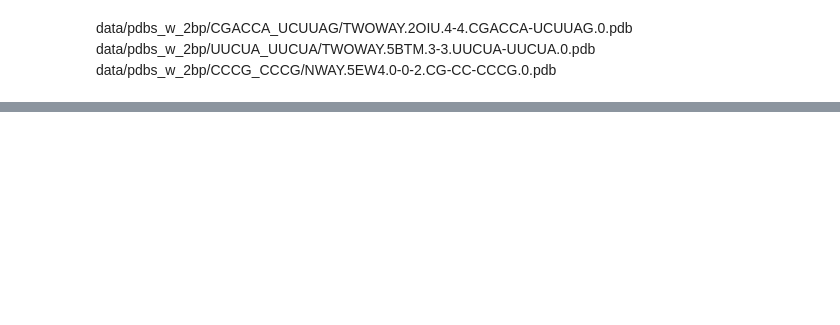
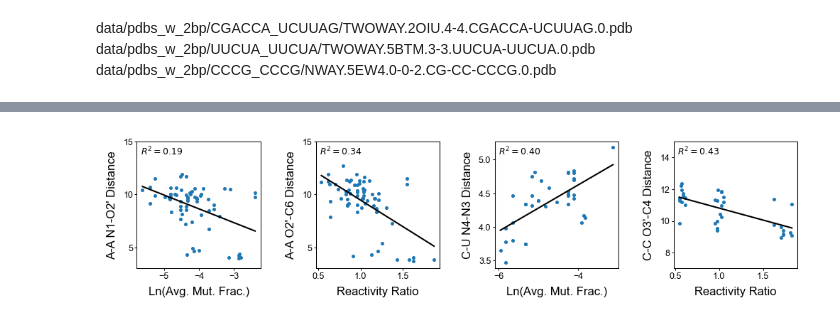
Before and after one commit to YesselmanLabPublications/2025_char_3d_struct_features, a Jupyter notebook: notebooks/distance_relationships.ipynb, the cells around one changed output, grey strips where cells are left out. Drawn from its saved outputs; the diff is of its cells as text; code cells hidden in the pictures; blank space fills up the shorter version.

```diff
--- a/notebooks/distance_relationships.ipynb
+++ b/notebooks/distance_relationships.ipynb
@@ -761,0 +766,80 @@ print(r2)
+# %%
+# Create figure with overall size
+fig = plt.figure(figsize=(7.00, 1.75), dpi=150)
+
+# Create GridSpec with equal width ratios and spacing between subplots
+gs = gridspec.GridSpec(1, 4, figure=fig)
+
+# Add subplots with specified sizes and make them square
+ax1 = fig.add_subplot(gs[0, 0])
+ax2 = fig.add_subplot(gs[0, 1])
+ax3 = fig.add_subplot(gs[0, 2])
+ax4 = fig.add_subplot(gs[0, 3])
+
+# Adjust layout to prevent overlapping
+gs.tight_layout(fig, pad=1.0, w_pad=0.0)
+
+# A-A distance vs reactivity
+df_corr_data_aa = df_corr_data.query(
+    'pair == "A-A" and atom1 == "N1" and atom2 == "O2\'"'
+).copy()
+df_corr_data_aa.sort_values(by="distance", ascending=False, inplace=True)
+
+plot_scatter_w_best_fit_line(
+    df_corr_data_aa["ln_r_data_mean"], df_corr_data_aa["distance"], size=2, ax=ax1
+)
+format_small_plot(ax1)
+ax1.set_ylim(3, 15)
+ax1.set_xlabel("Ln(Avg. Mut. Frac.)")
+ax1.set_ylabel("A-A N1-O2' Distance")
+
+# A-A ratio vs distance
+df_ratio_corr_data_aa = df_ratio_corr_data.query(
+    'pair == "A-A" and atom1 == "O2\'" and atom2 == "C6"'
+).copy()
+df_ratio_corr_data_aa.sort_values(by="distance", ascending=False, inplace=True)
+
+plot_scatter_w_best_fit_line(
+    df_ratio_corr_data_aa["ratio"], df_ratio_corr_data_aa["distance"], size=2, ax=ax2
+)
+format_small_plot(ax2)
+ax2.set_ylim(3, 15)
+ax2.set_xlabel("Reactivity Ratio")
+ax2.set_ylabel("A-A O2'-C6 Distance")
+
+# C-U distance vs reactivity
+df_corr_data_cu = df_corr_data.query(
+    'pair == "C-U" and atom1 == "N4" and atom2 == "N3"'
+).copy()
+df_corr_data_cu.sort_values(by="distance", ascending=False, inplace=True)
+
+plot_scatter_w_best_fit_line(
+    df_corr_data_cu["ln_r_data_mean"], df_corr_data_cu["distance"], size=2, ax=ax3
+)
+format_small_plot(ax3)
+ax3.set_xlabel("Ln(Avg. Mut. Frac.)")
+ax3.set_ylabel("C-U N4-N3 Distance")
+
+# C-C ratio vs distance
+df_ratio_corr_data_cc = df_ratio_corr_data.query(
+    'pair == "C-C" and atom1 == "O3\'" and atom2 == "C4"'
+).copy()
+df_ratio_corr_data_cc.sort_values(by="distance", ascending=False, inplace=True)
+
+plot_scatter_w_best_fit_line(
+    df_ratio_corr_data_cc["ratio"], df_ratio_corr_data_cc["distance"], size=2, ax=ax4
+)
+format_small_plot(ax4)
+ax4.set_ylim(7, 15)
+ax4.set_xlabel("Reactivity Ratio")
+ax4.set_ylabel("C-C O3'-C4 Distance")
+
+# Save figure
+plt.savefig(
+    "../figures/supplemental_figure_10.png",
+    dpi=600,
+    bbox_inches="tight",
+    pad_inches=0.02,
+)
+# %% [output]
+[figure, added]
```
Also changed, not shown: parts of 10 cells of this notebook, 4 other files.
